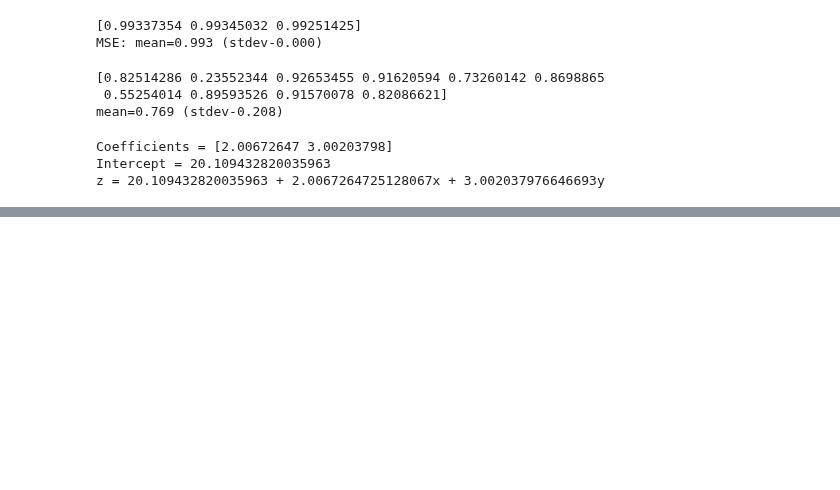
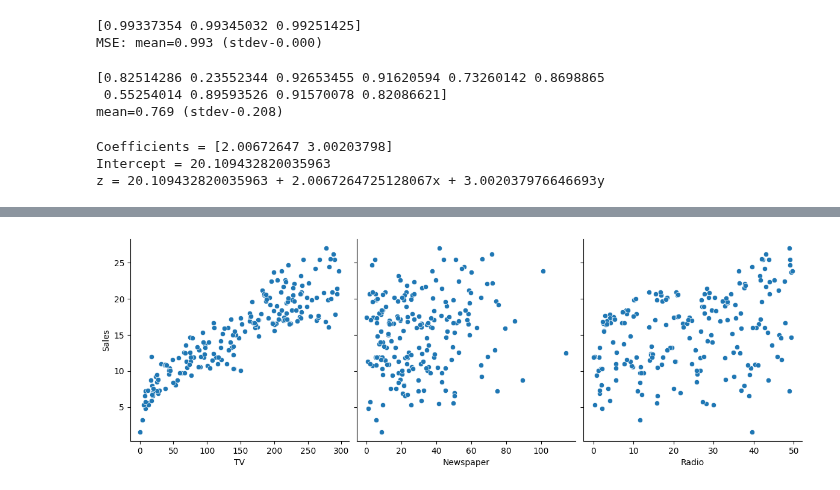
Before and after one commit to pydatakla/Maths, a Jupyter notebook: Notebooks/LinearRegression.ipynb, the cells around one changed output, grey strips where cells are left out. Drawn from its saved outputs; the diff is of its cells as text; code cells hidden in the pictures; blank space fills up the shorter version.

```diff
--- a/Notebooks/LinearRegression.ipynb
+++ b/Notebooks/LinearRegression.ipynb
@@ -877,0 +964,7 @@ z = 20.109432820035963 + 2.0067264725128067x + 3.002037976646693y
+# %%
+# Variation of sales with other variables using a scatter plot
+sns.pairplot(dfAdvert, x_vars=['TV', 'Newspaper', 'Radio'],
+             y_vars='Sales', height=4, aspect=1, kind='scatter')
+plt.show()
+# %% [output]
+[figure, added]
```
Also changed, not shown: parts of 15 cells of this notebook, 1 other file.
